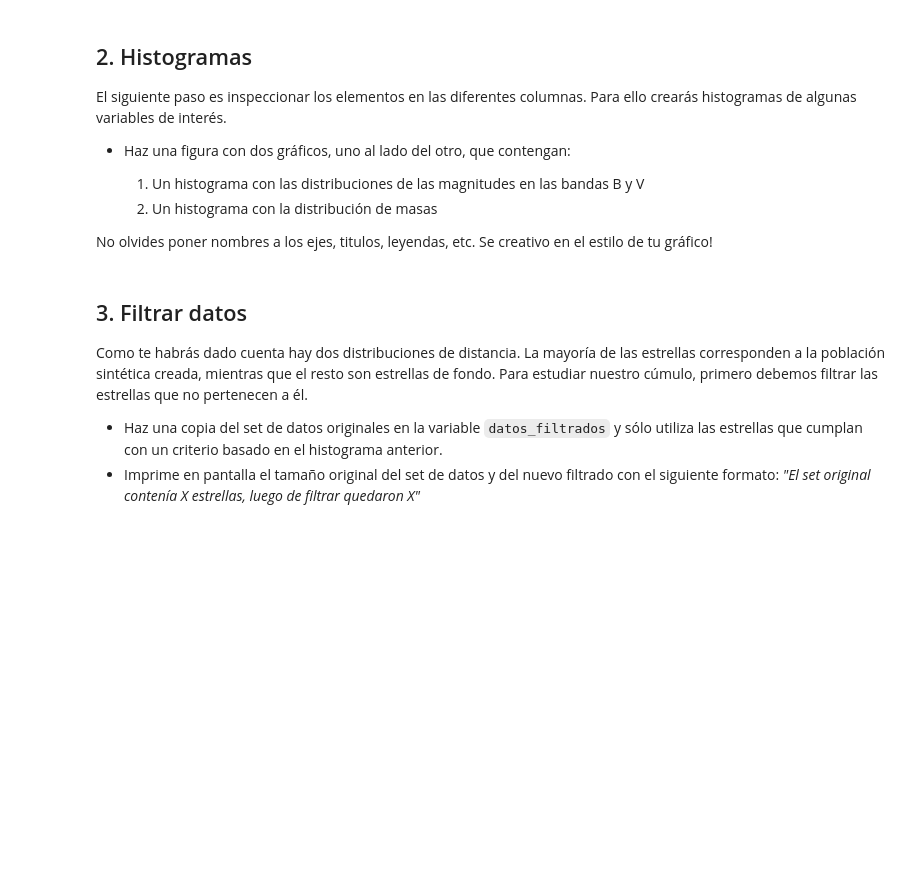
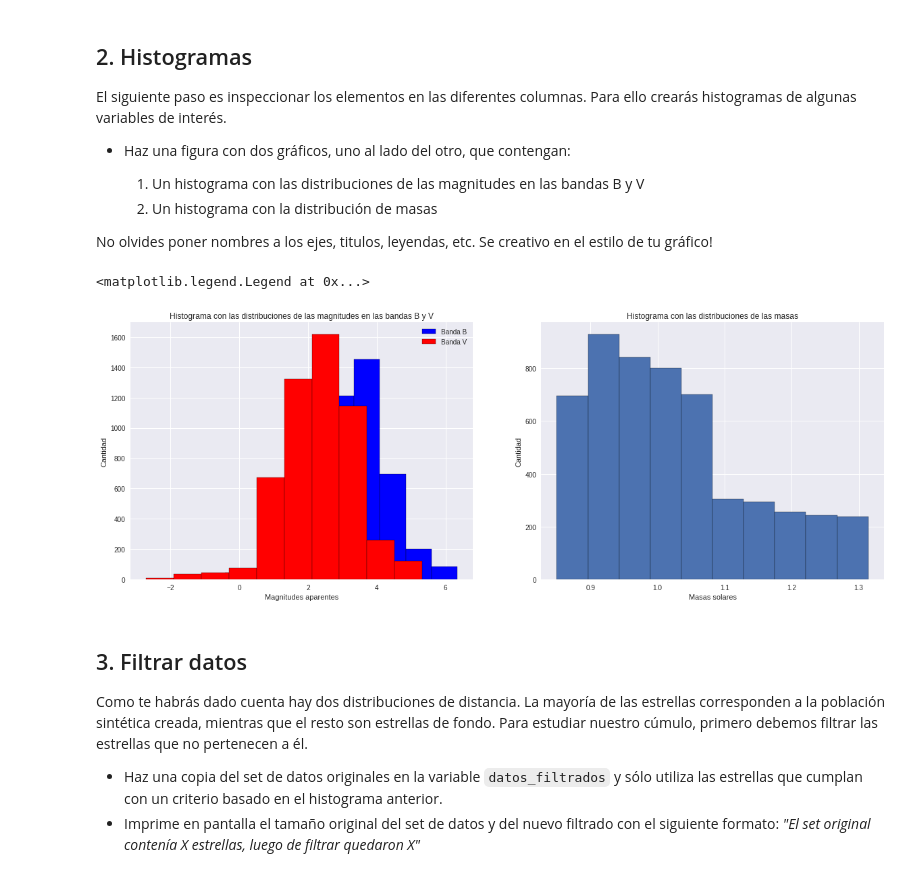
Before and after one commit to Antonego64/minitarea2, a Jupyter notebook: minitarea2.ipynb, the cells around one changed output. Cells and saved outputs as stored; diff of their text form; code cells hidden in the pictures; blank space fills up the shorter version.

Commit message:
[v2] -Sección 1 arreglada, faltaban introducir variables para inspeccionar las columnas de datos y hacerle un .size a la variable datos, además de printear los mensajes pedidos. -Sección 2 completada

```diff
--- a/minitarea2.ipynb
+++ b/minitarea2.ipynb
@@ -50,0 +40,15 @@ datos.shape # Inspecciona su forma y tamaño
+# %%
+import numpy as np
+archivo = 'https://raw.githubusercontent.com/astrodatos/minitarea2/master/phot.dat'
+datos = np.loadtxt(archivo) # Carga los datos a un ndarray
+
+mB=datos[:,0] #magnitud aparente en banda blue
+mV=datos[:,1] #magnitud aparente en banda visual
+mR=datos[:,2] #magnitud aparente en banda radio
+mI=datos[:,3] #magnitud aparente en banda infrared
+logTe=datos[:,4] #logaritmo del cuociente de la temperatura efectiva y la constante solar
+masa=datos[:,5] #masa, en masas solares
+d=datos[:,6] #distancia en kilo parsecs
+
+print ('Forma (shape): ' + str(datos.shape)) #aquí se inspecciona la forma
+print ('Tamaño (size): ' + str(datos.size))  #aquí se inspeccina el tamaño
@@ -69,3 +69,27 @@ fig, ax = plt.subplots()
+# %%
+#Plotear histogramas de cada columna
+import matplotlib.pyplot as plt
+%matplotlib inline
+
+mB_copia=mB.copy() #copiamos la columna mB
+mV_copia=mV.copy() #copiamos la columna mV
+masa_copia=masa.copy() #copiamos la columna masa
+
+fig, ax = plt.subplots(figsize= (20,7), ncols=2)
+
+#Acá ploteamos el primer histograma pedido, con la distribución de las magnitudes en las bandas B y V, en azul y rojo respectivamente, con bordes negros
+ax[0].hist(mB_copia, edgecolor = 'black', color='blue', label= 'Banda B')
+ax[0].hist(mV_copia, edgecolor = 'black', color='red', label='Banda V')
+ax[0].set(title='Histograma con las distribuciones de las magnitudes en las bandas B y V', ylabel='Cantidad', xlabel='Magnitud aparente') #trucazo del torpedo de matplotib
+ax[0].legend()
+
+#Acá ploteamos el segundo histograma pedido, con la distribución de masas, con bordes negros
+ax[1].hist(masa_copia, edgecolor = 'black')
+ax[1].set(title='Histograma con las distribuciones de las masas', ylabel='Cantidad', xlabel='Masas solares') #trucazo del torpedo de matplotib
+ax[1].legend()
+# %% [output]
+<matplotlib.legend.Legend at 0x...>
+[figure, added]
 # %% [markdown]
 ## 3. Filtrar datos
 
```
Also changed, not shown: parts of 4 cells of this notebook.
